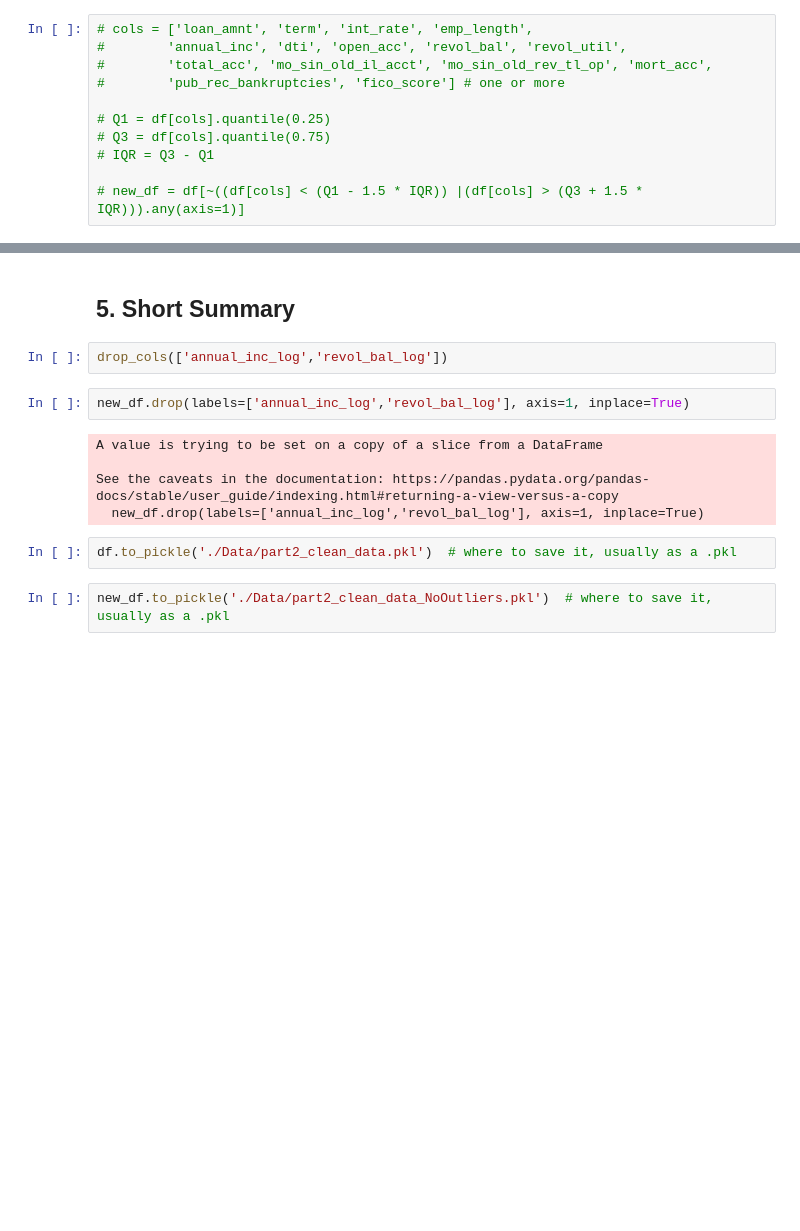
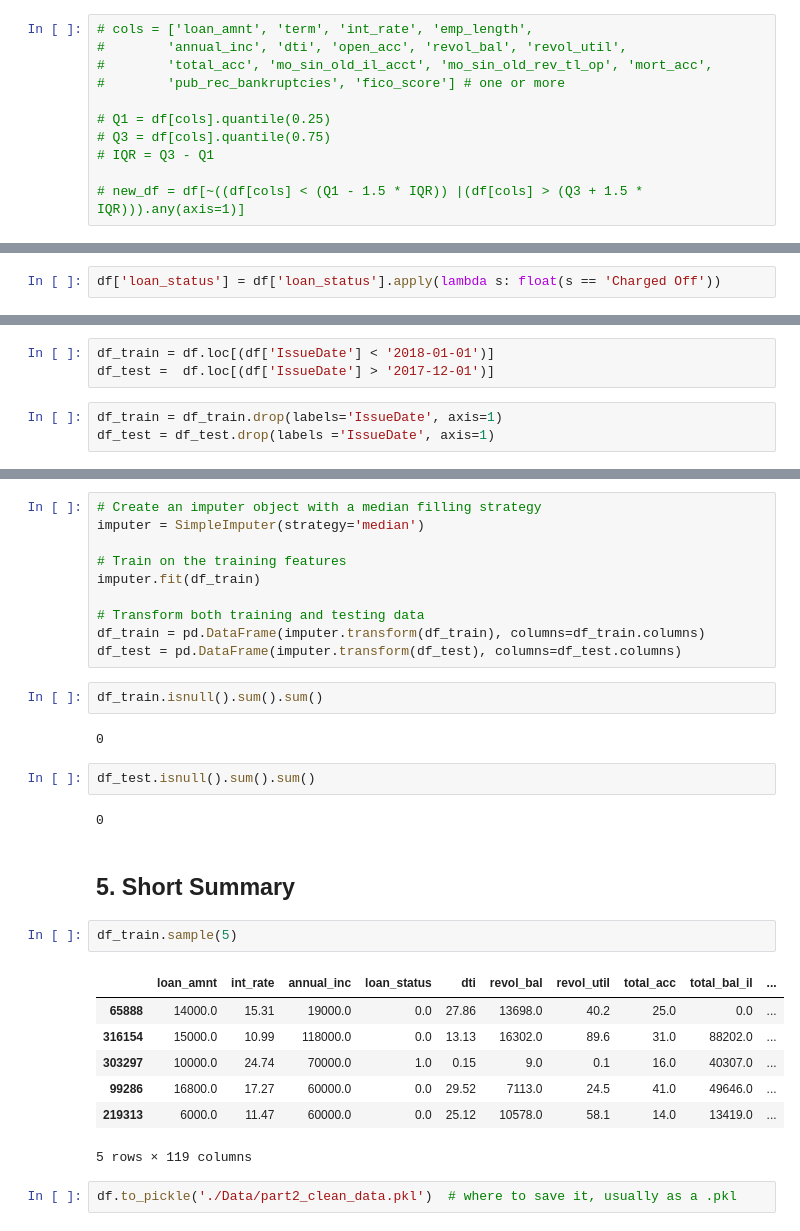
Before and after one commit to yifeng93/LendingClub_Default, a Jupyter notebook: Code/Part2_Data_Preparation_Wrangling.ipynb, the cells around one changed output, grey strips where cells are left out. Drawn from its saved outputs; the diff is of its cells as text; blank space fills up the shorter version.

Commit message:
Part 2 update

```diff
--- a/Code/Part2_Data_Preparation_Wrangling.ipynb
+++ b/Code/Part2_Data_Preparation_Wrangling.ipynb
@@ -183,0 +224,2 @@ memory usage: 171.3+ MB
+# %%
+df['loan_status'] = df['loan_status'].apply(lambda s: float(s == 'Charged Off'))
@@ -183,0 +232,6 @@ memory usage: 171.3+ MB
+# %%
+df_train = df.loc[(df['IssueDate'] < '2018-01-01')]
+df_test =  df.loc[(df['IssueDate'] > '2017-12-01')]
+# %%
+df_train = df_train.drop(labels='IssueDate', axis=1)
+df_test = df_test.drop(labels ='IssueDate', axis=1)
@@ -184,15 +242,32 @@ memory usage: 171.3+ MB
+# %%
+# Create an imputer object with a median filling strategy
+imputer = SimpleImputer(strategy='median')
+
+# Train on the training features
+imputer.fit(df_train)
+
+# Transform both training and testing data
+df_train = pd.DataFrame(imputer.transform(df_train), columns=df_train.columns)
+df_test = pd.DataFrame(imputer.transform(df_test), columns=df_test.columns)
+# %%
+df_train.isnull().sum().sum()
+# %% [output]
+0
+# %%
+df_test.isnull().sum().sum()
+# %% [output]
+0
 # %% [markdown]
 ## 5. Short Summary
-# %%
-drop_cols(['annual_inc_log','revol_bal_log'])
-# %%
-new_df.drop(labels=['annual_inc_log','revol_bal_log'], axis=1, inplace=True)
-# %% [output]
-A value is trying to be set on a copy of a slice from a DataFrame
-
-See the caveats in the documentation: https://pandas.pydata.org/pandas-docs/stable/user_guide/indexing.html#returning-a-view-versus-a-copy
-  new_df.drop(labels=['annual_inc_log','revol_bal_log'], axis=1, inplace=True)
+# %%
+df_train.sample(5)
+# %% [output]
+|  | loan_amnt | int_rate | annual_inc | loan_status | dti | revol_bal | revol_util | total_acc | total_bal_il | ... |
+| 65888 | 14000.0 | 15.31 | 19000.0 | 0.0 | 27.86 | 13698.0 | 40.2 | 25.0 | 0.0 | ... |
+| 316154 | 15000.0 | 10.99 | 118000.0 | 0.0 | 13.13 | 16302.0 | 89.6 | 31.0 | 88202.0 | ... |
+| 303297 | 10000.0 | 24.74 | 70000.0 | 1.0 | 0.15 | 9.0 | 0.1 | 16.0 | 40307.0 | ... |
+| 99286 | 16800.0 | 17.27 | 60000.0 | 0.0 | 29.52 | 7113.0 | 24.5 | 41.0 | 49646.0 | ... |
+| 219313 | 6000.0 | 11.47 | 60000.0 | 0.0 | 25.12 | 10578.0 | 58.1 | 14.0 | 13419.0 | ... |
+5 rows × 119 columns
 # %%
 df.to_pickle('./Data/part2_clean_data.pkl')  # where to save it, usually as a .pkl
-# %%
-new_df.to_pickle('./Data/part2_clean_data_NoOutliers.pkl')  # where to save it, usually as a .pkl
```
Also changed, not shown: parts of 18 cells of this notebook, 3 other files.
